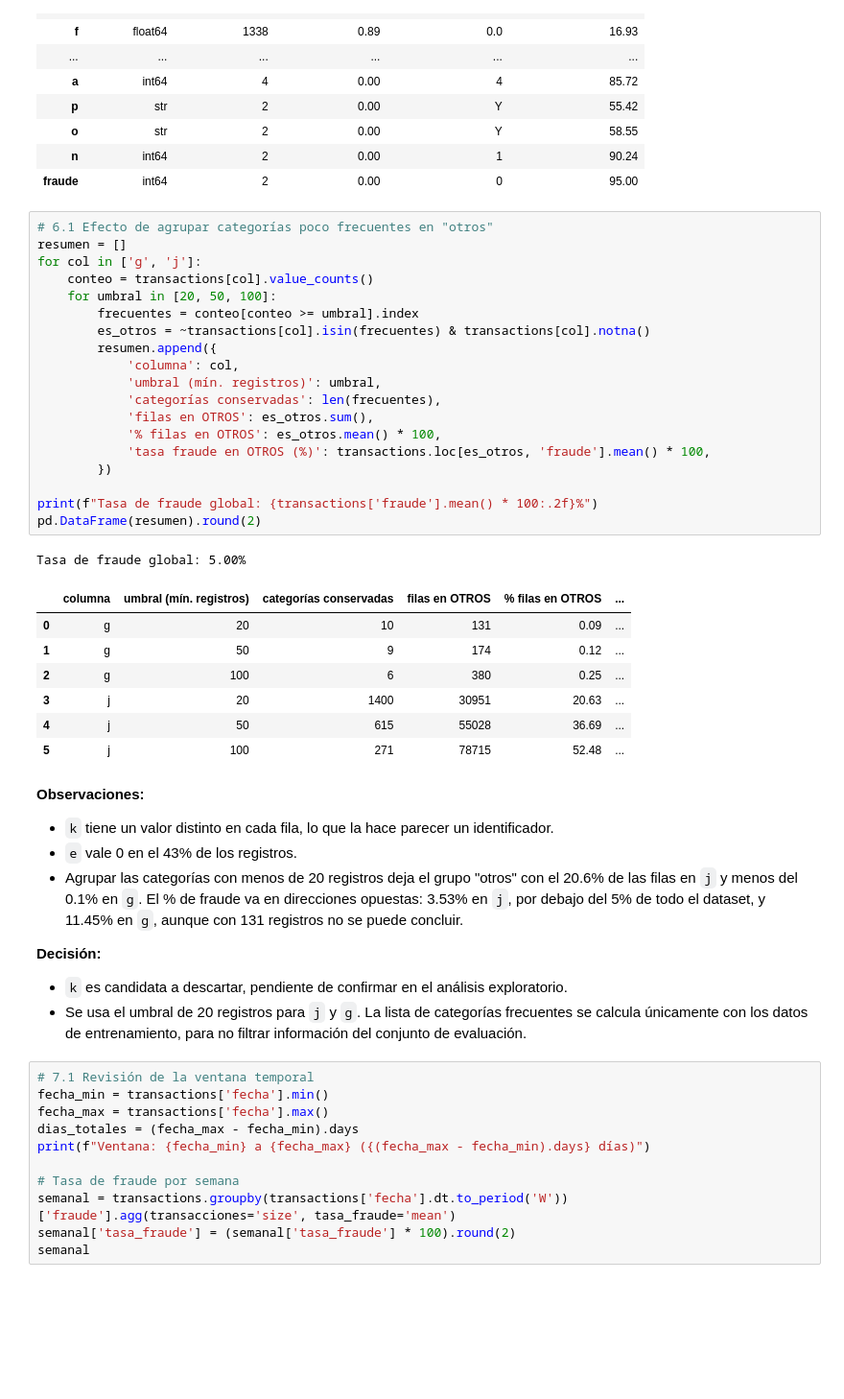
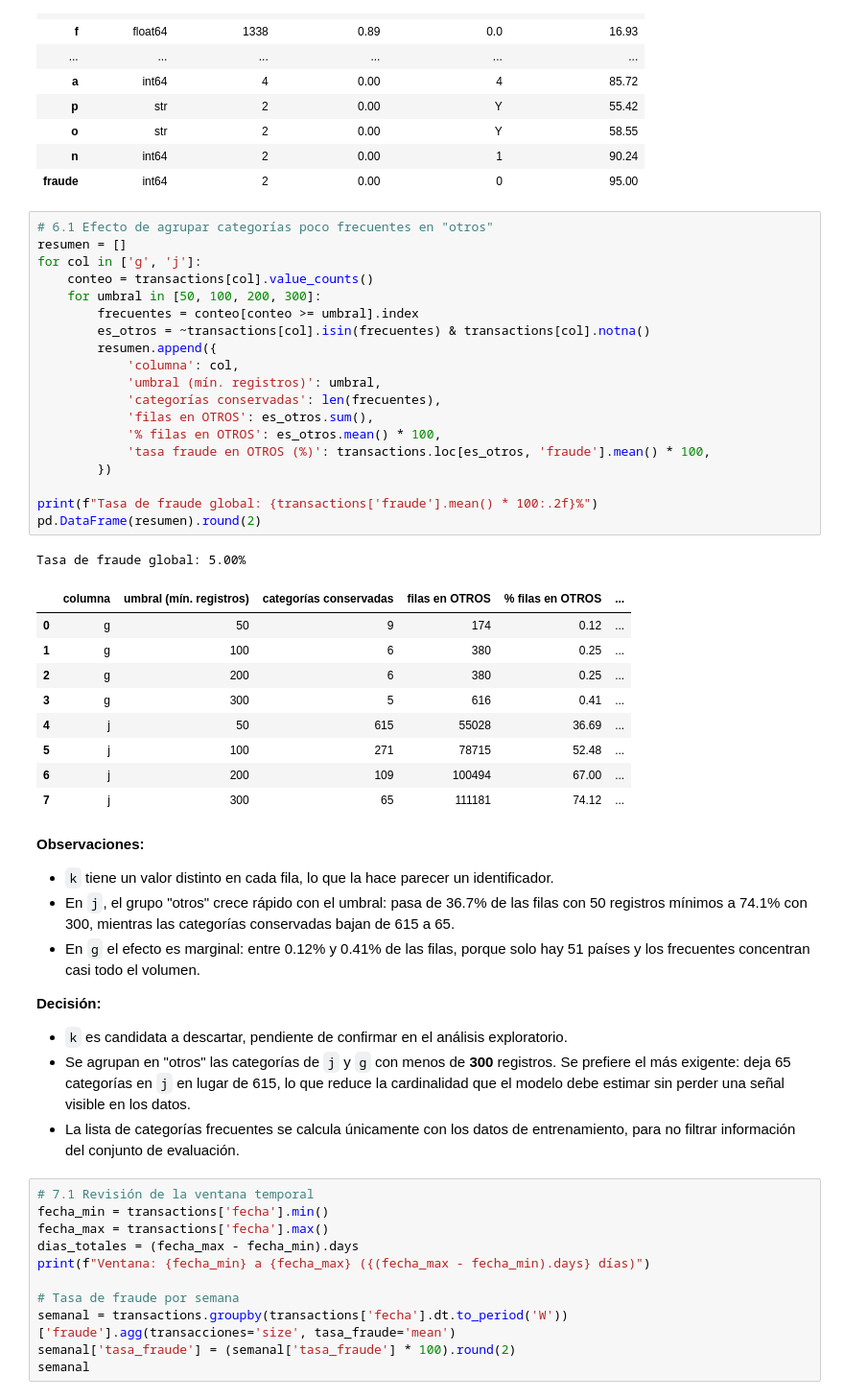
Before and after one commit to mlondono-oc/ml-fraud-detection, a Jupyter notebook: notebooks/01_eda.ipynb, the cells around one changed output. Shown at 96% size. Cells and saved outputs as stored; diff of their text form; blank space fills up the shorter version.

```diff
--- a/notebooks/01_eda.ipynb
+++ b/notebooks/01_eda.ipynb
@@ -270,40 +269,43 @@ unique_values_summary
 # %%
 # 6.1 Efecto de agrupar categorías poco frecuentes en "otros"
 resumen = []
 for col in ['g', 'j']:
     conteo = transactions[col].value_counts()
-    for umbral in [20, 50, 100]:
+    for umbral in [50, 100, 200, 300]:
         frecuentes = conteo[conteo >= umbral].index
         es_otros = ~transactions[col].isin(frecuentes) & transactions[col].notna()
         resumen.append({
             'columna': col,
             'umbral (mín. registros)': umbral,
             'categorías conservadas': len(frecuentes),
             'filas en OTROS': es_otros.sum(),
             '% filas en OTROS': es_otros.mean() * 100,
             'tasa fraude en OTROS (%)': transactions.loc[es_otros, 'fraude'].mean() * 100,
         })
 
 print(f"Tasa de fraude global: {transactions['fraude'].mean() * 100:.2f}%")
 pd.DataFrame(resumen).round(2)
 # %% [output]
 Tasa de fraude global: 5.00%
 |  | columna | umbral (mín. registros) | categorías conservadas | filas en OTROS | % filas en OTROS | ... |
-| 0 | g | 20 | 10 | 131 | 0.09 | ... |
-| 1 | g | 50 | 9 | 174 | 0.12 | ... |
-| 2 | g | 100 | 6 | 380 | 0.25 | ... |
-| 3 | j | 20 | 1400 | 30951 | 20.63 | ... |
+| 0 | g | 50 | 9 | 174 | 0.12 | ... |
+| 1 | g | 100 | 6 | 380 | 0.25 | ... |
+| 2 | g | 200 | 6 | 380 | 0.25 | ... |
+| 3 | g | 300 | 5 | 616 | 0.41 | ... |
 | 4 | j | 50 | 615 | 55028 | 36.69 | ... |
 | 5 | j | 100 | 271 | 78715 | 52.48 | ... |
+| 6 | j | 200 | 109 | 100494 | 67.00 | ... |
+| 7 | j | 300 | 65 | 111181 | 74.12 | ... |
 # %% [markdown]
 **Observaciones:**
 * `k` tiene un valor distinto en cada fila, lo que la hace parecer un identificador.
-* `e` vale 0 en el 43% de los registros.
-* Agrupar las categorías con menos de 20 registros deja el grupo "otros" con el 20.6% de las filas en `j` y menos del 0.1% en `g`. El % de fraude va en direcciones opuestas: 3.53% en `j`, por debajo del 5% de todo el dataset, y 11.45% en `g`, aunque con 131 registros no se puede concluir.
+* En `j`, el grupo "otros" crece rápido con el umbral: pasa de 36.7% de las filas con 50 registros mínimos a 74.1% con 300, mientras las categorías conservadas bajan de 615 a 65.
+* En `g` el efecto es marginal: entre 0.12% y 0.41% de las filas, porque solo hay 51 países y los frecuentes concentran casi todo el volumen.
 
 **Decisión:**
 * `k` es candidata a descartar, pendiente de confirmar en el análisis exploratorio.
-* Se usa el umbral de 20 registros para `j` y `g`. La lista de categorías frecuentes se calcula únicamente con los datos de entrenamiento, para no filtrar información del conjunto de evaluación.
+* Se agrupan en "otros" las categorías de `j` y `g` con menos de **300** registros. Se prefiere el más exigente: deja 65 categorías en `j` en lugar de 615, lo que reduce la cardinalidad que el modelo debe estimar sin perder una señal visible en los datos.
+* La lista de categorías frecuentes se calcula únicamente con los datos de entrenamiento, para no filtrar información del conjunto de evaluación.
 # %%
 # 7.1 Revisión de la ventana temporal
 fecha_min = transactions['fecha'].min()
```
Also changed, not shown: parts of 8 cells of this notebook, 3 other files.
